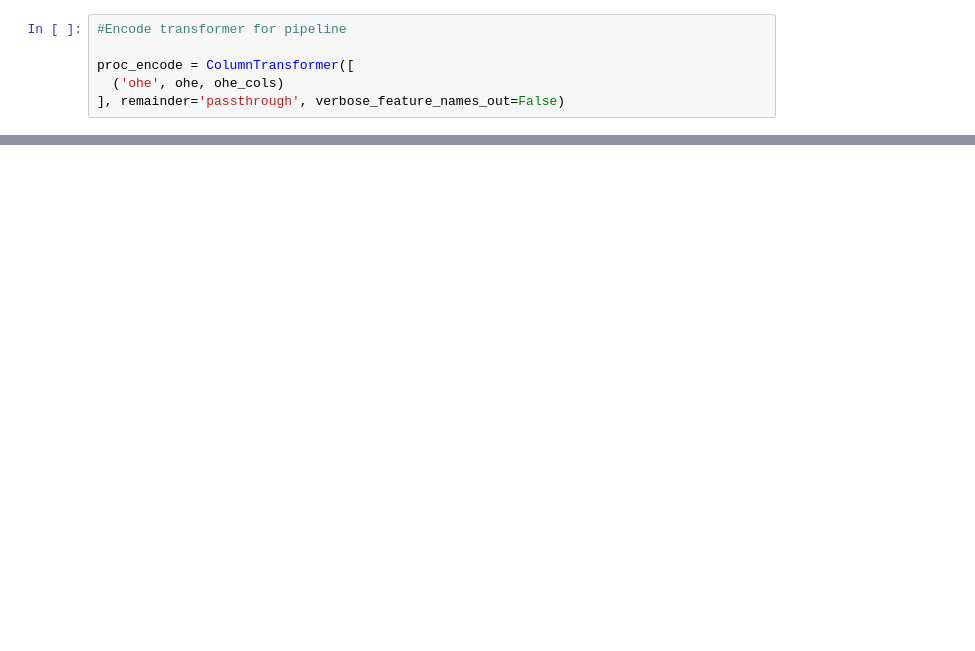
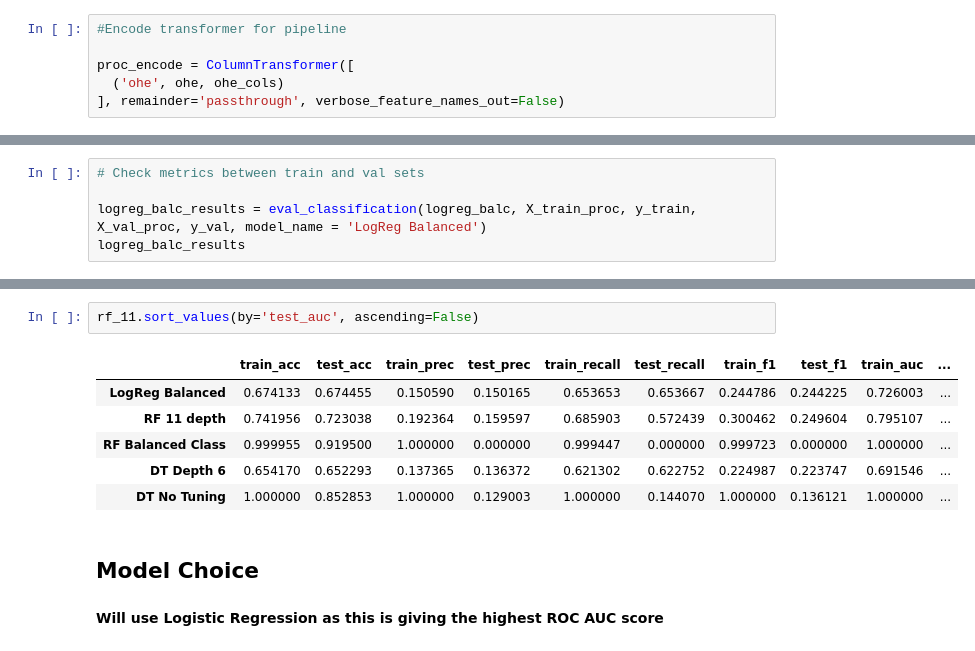
Before and after one commit to nicriv831/Default-Risk, a Jupyter notebook: Model_Testing.ipynb, the cells around one changed output, grey strips where cells are left out. Saved outputs shown, nothing was run; the diff lists cells and outputs as text; blank space fills up the shorter version.

```diff
--- a/Model_Testing.ipynb
+++ b/Model_Testing.ipynb
@@ -702,0 +337,5 @@ rf_pred_submit.to_csv('rf_preds.csv', index=False)
+# %%
+# Check metrics between train and val sets
+
+logreg_balc_results = eval_classification(logreg_balc, X_train_proc, y_train, X_val_proc, y_val, model_name = 'LogReg Balanced')
+logreg_balc_results
@@ -702,0 +609,13 @@ rf_pred_submit.to_csv('rf_preds.csv', index=False)
+# %%
+rf_11.sort_values(by='test_auc', ascending=False)
+# %% [output]
+|  | train_acc | test_acc | train_prec | test_prec | train_recall | test_recall | train_f1 | test_f1 | train_auc | ... |
+| LogReg Balanced | 0.674133 | 0.674455 | 0.150590 | 0.150165 | 0.653653 | 0.653667 | 0.244786 | 0.244225 | 0.726003 | ... |
+| RF 11 depth | 0.741956 | 0.723038 | 0.192364 | 0.159597 | 0.685903 | 0.572439 | 0.300462 | 0.249604 | 0.795107 | ... |
+| RF Balanced Class | 0.999955 | 0.919500 | 1.000000 | 0.000000 | 0.999447 | 0.000000 | 0.999723 | 0.000000 | 1.000000 | ... |
+| DT Depth 6 | 0.654170 | 0.652293 | 0.137365 | 0.136372 | 0.621302 | 0.622752 | 0.224987 | 0.223747 | 0.691546 | ... |
+| DT No Tuning | 1.000000 | 0.852853 | 1.000000 | 0.129003 | 1.000000 | 0.144070 | 1.000000 | 0.136121 | 1.000000 | ... |
+# %% [markdown]
+## Model Choice
+# %% [markdown]
+**Will use Logistic Regression as this is giving the highest ROC AUC score**
```
Also changed, not shown: parts of 109 cells of this notebook, 3 other files.
